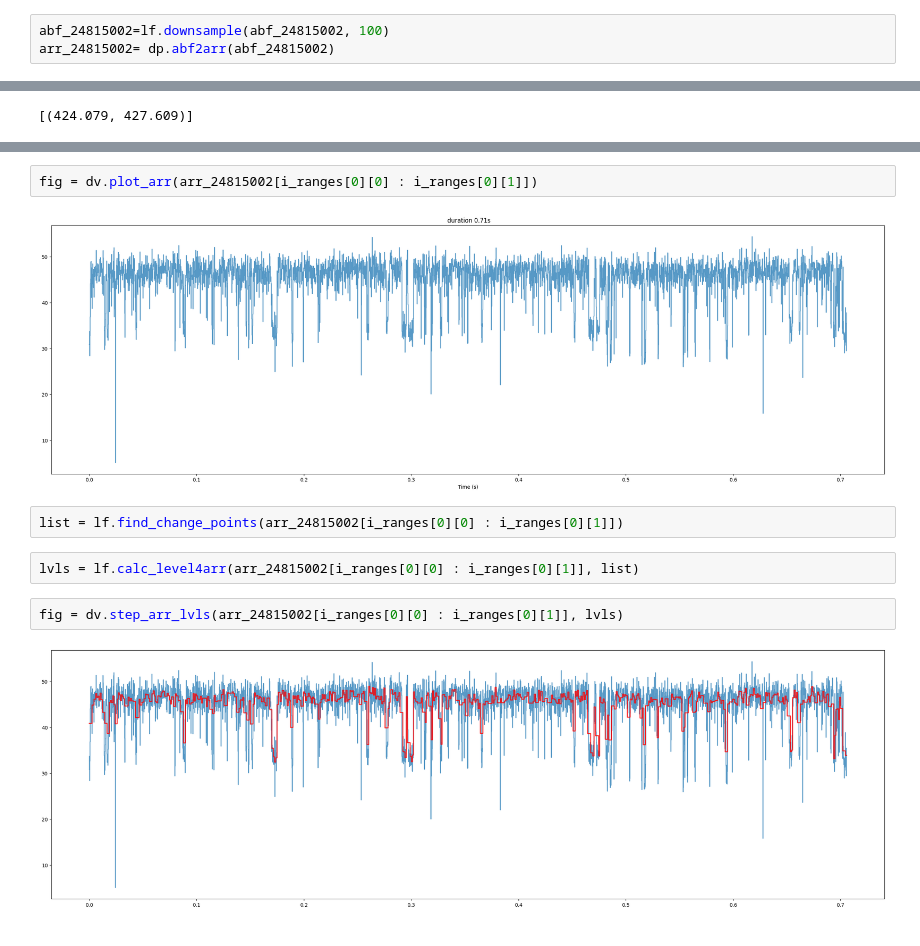
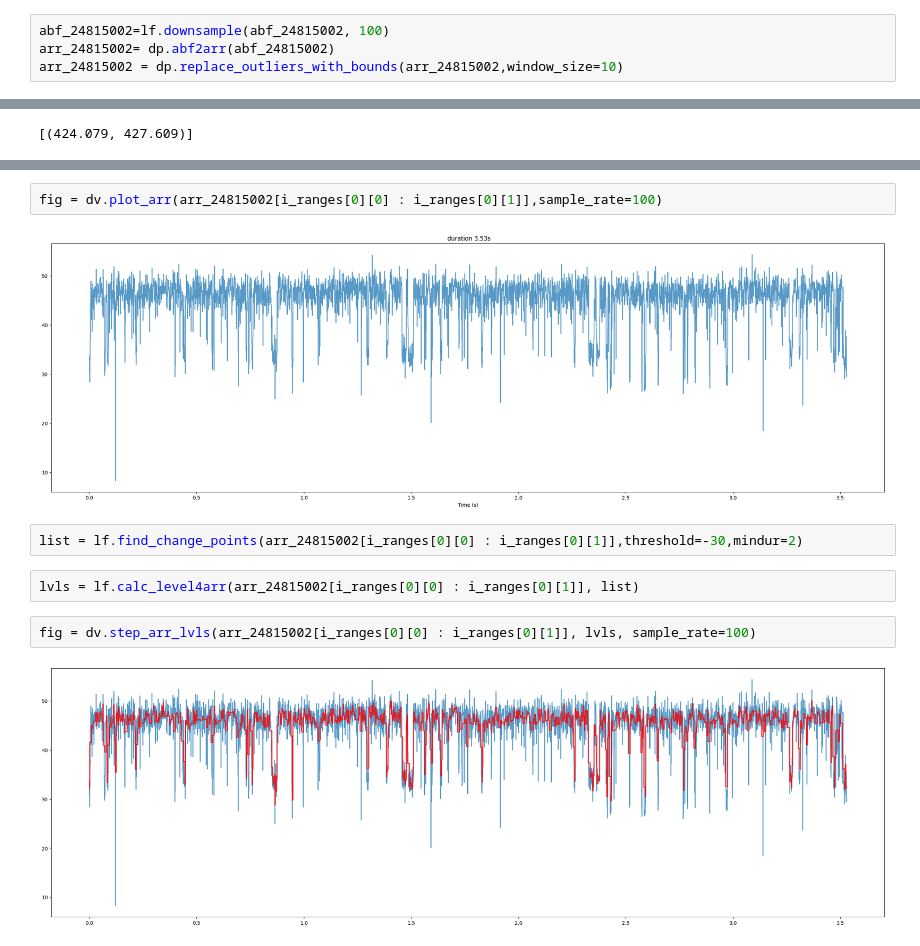
Before and after one commit to cimutianxin/DNA-sequencing, a Jupyter notebook: 24815002.ipynb, the cells around one changed output, grey strips where cells are left out. Cells and saved outputs as stored; diff of their text form.

```diff
--- a/24815002.ipynb
+++ b/24815002.ipynb
@@ -19,6 +53,7 @@ abf_24815002 = pyabf.ABF("inputs/24815002.abf")
 # %%
 abf_24815002=lf.downsample(abf_24815002, 100)
 arr_24815002= dp.abf2arr(abf_24815002)
+arr_24815002 = dp.replace_outliers_with_bounds(arr_24815002,window_size=10)
 # %%
 fig=dv.plot_abf(abf_24815002)
 # %% [output]
@@ -39,15 +66,15 @@ fig = dv.plot_arr(arr_24815002[423079: 428609])
 # %%
-fig = dv.plot_arr(arr_24815002[i_ranges[0][0] : i_ranges[0][1]])
+fig = dv.plot_arr(arr_24815002[i_ranges[0][0] : i_ranges[0][1]],sample_rate=100)
 # %% [output]
-[figure, old version]
+[figure, new version]
 # %%
-list = lf.find_change_points(arr_24815002[i_ranges[0][0] : i_ranges[0][1]])
+list = lf.find_change_points(arr_24815002[i_ranges[0][0] : i_ranges[0][1]],threshold=-30,mindur=2)
 # %%
 lvls = lf.calc_level4arr(arr_24815002[i_ranges[0][0] : i_ranges[0][1]], list)
 # %%
-fig = dv.step_arr_lvls(arr_24815002[i_ranges[0][0] : i_ranges[0][1]], lvls)
+fig = dv.step_arr_lvls(arr_24815002[i_ranges[0][0] : i_ranges[0][1]], lvls, sample_rate=100)
 # %% [output]
-[figure, old version]
+[figure, new version]
 # %%
 len(list)
 # %% [output]
```
Also changed, not shown: parts of 4 cells of this notebook, 2 other files.
